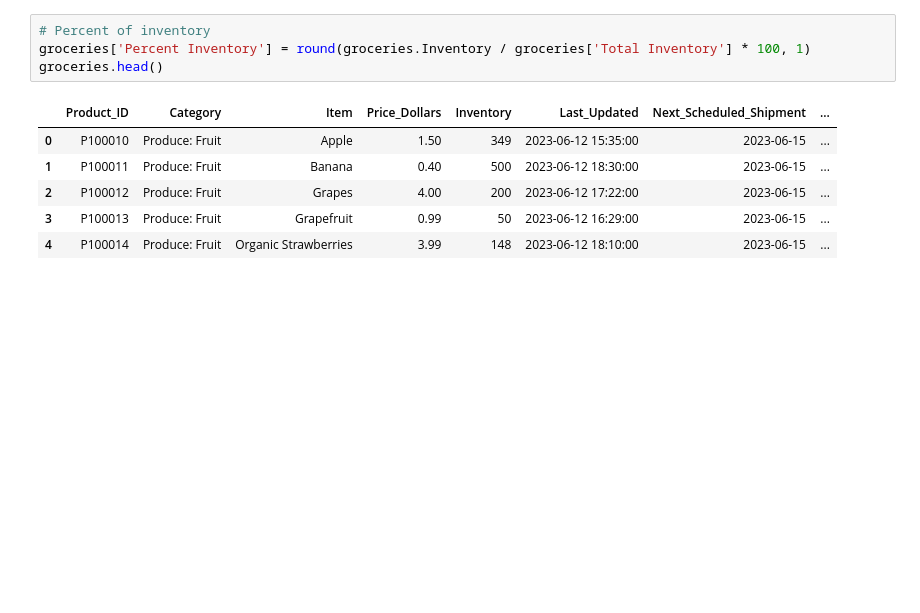
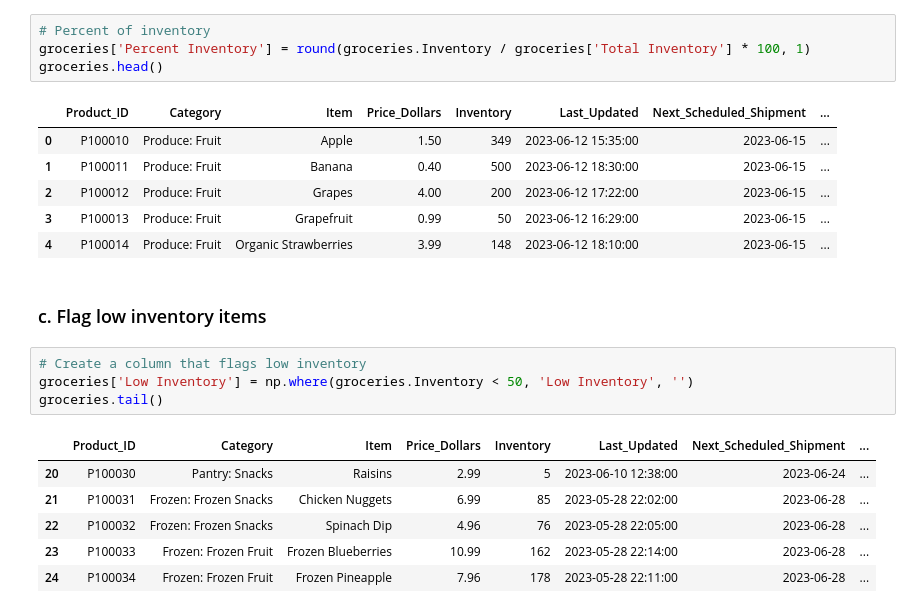
Before and after one commit to hermanconnor/data-prep-and-eda-python, a Jupyter notebook: 2-cleaning-data/cleaning_data.ipynb, the cells around one changed output. Drawn from its saved outputs; the diff is of its cells as text; blank space fills up the shorter version.

```diff
--- a/2-cleaning-data/cleaning_data.ipynb
+++ b/2-cleaning-data/cleaning_data.ipynb
@@ -939,3 +939,16 @@ groceries.head()
 | 2 | P100012 | Produce: Fruit | Grapes | 4.00 | 200 | 2023-06-12 17:22:00 | 2023-06-15 | ... |
 | 3 | P100013 | Produce: Fruit | Grapefruit | 0.99 | 50 | 2023-06-12 16:29:00 | 2023-06-15 | ... |
 | 4 | P100014 | Produce: Fruit | Organic Strawberries | 3.99 | 148 | 2023-06-12 18:10:00 | 2023-06-15 | ... |
+# %% [markdown]
+### c. Flag low inventory items
+# %%
+# Create a column that flags low inventory
+groceries['Low Inventory'] = np.where(groceries.Inventory < 50, 'Low Inventory', '')
+groceries.tail()
+# %% [output]
+|  | Product_ID | Category | Item | Price_Dollars | Inventory | Last_Updated | Next_Scheduled_Shipment | ... |
+| 20 | P100030 | Pantry: Snacks | Raisins | 2.99 | 5 | 2023-06-10 12:38:00 | 2023-06-24 | ... |
+| 21 | P100031 | Frozen: Frozen Snacks | Chicken Nuggets | 6.99 | 85 | 2023-05-28 22:02:00 | 2023-06-28 | ... |
+| 22 | P100032 | Frozen: Frozen Snacks | Spinach Dip | 4.96 | 76 | 2023-05-28 22:05:00 | 2023-06-28 | ... |
+| 23 | P100033 | Frozen: Frozen Fruit | Frozen Blueberries | 10.99 | 162 | 2023-05-28 22:14:00 | 2023-06-28 | ... |
+| 24 | P100034 | Frozen: Frozen Fruit | Frozen Pineapple | 7.96 | 178 | 2023-05-28 22:11:00 | 2023-06-28 | ... |
```
Also changed, not shown: 1 other file.
